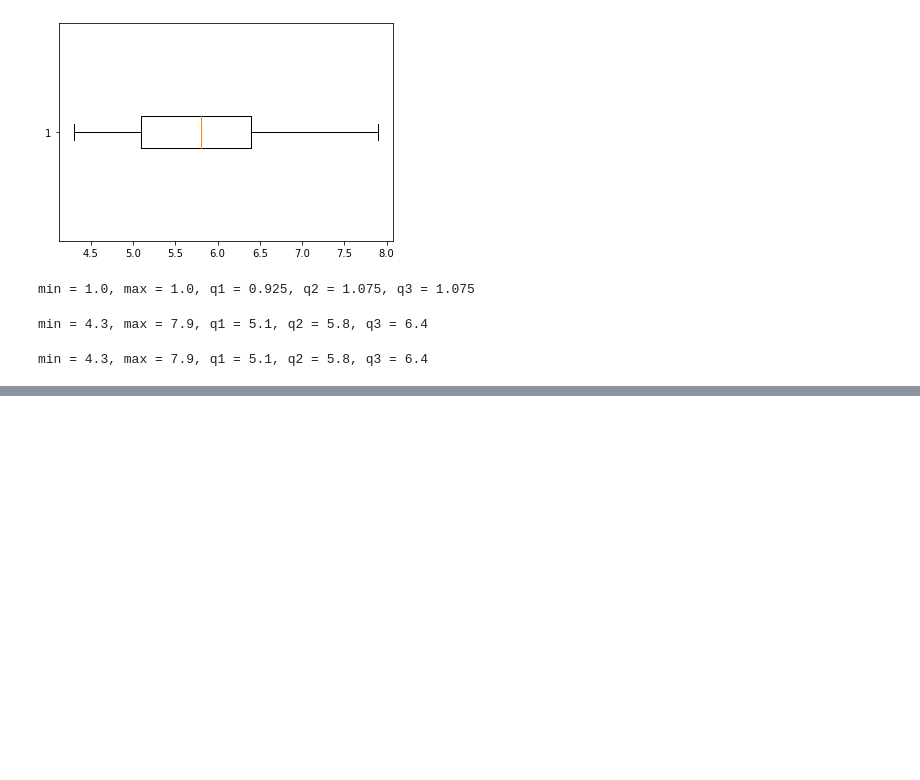
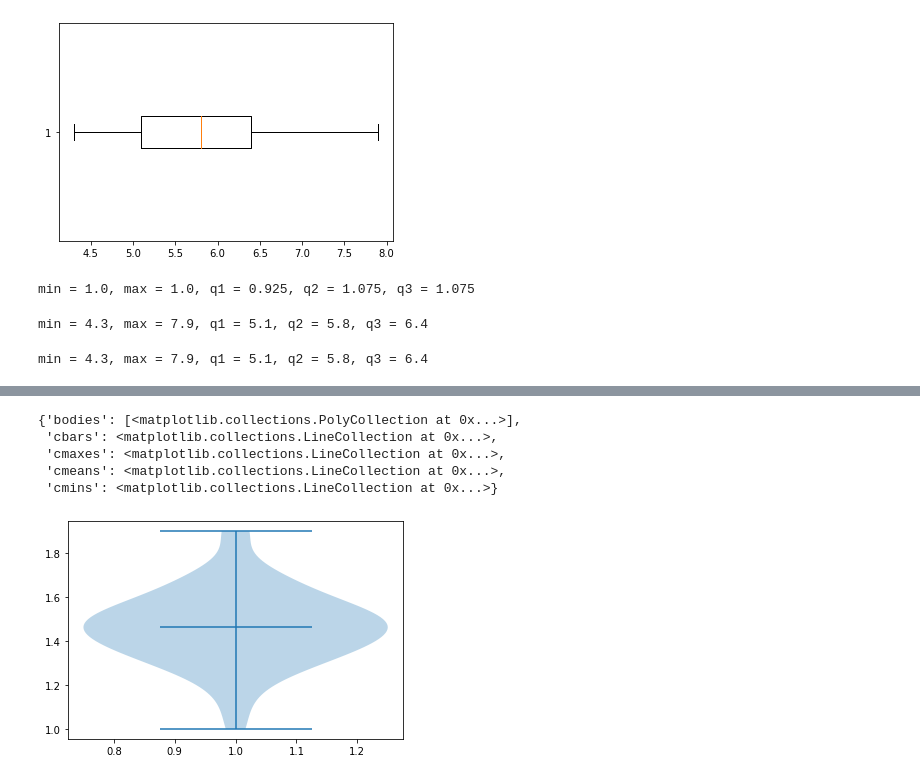
Before and after one commit to Umaporn19/data_viz_2022, a Jupyter notebook: DataViz02_Data_Distribution.ipynb, the cells around one changed output, grey strips where cells are left out. Cells and saved outputs as stored; diff of their text form; code cells hidden in the pictures; blank space fills up the shorter version.

```diff
--- a/DataViz02_Data_Distribution.ipynb
+++ b/DataViz02_Data_Distribution.ipynb
@@ -411,0 +426,9 @@ min = 4.3, max = 7.9, q1 = 5.1, q2 = 5.8, q3 = 6.4
+# %%
+plt.violinplot(df['PetalLength'][:50],showmeans=True) #ขอบเขตของ data และมี distribution ด้วยว่า เบ้ไปทางด้านไหน
+# %% [output]
+{'bodies': [<matplotlib.collections.PolyCollection at 0x...>],
+ 'cbars': <matplotlib.collections.LineCollection at 0x...>,
+ 'cmaxes': <matplotlib.collections.LineCollection at 0x...>,
+ 'cmeans': <matplotlib.collections.LineCollection at 0x...>,
+ 'cmins': <matplotlib.collections.LineCollection at 0x...>}
+[figure, added]
```
Also changed, not shown: parts of 6 cells of this notebook.
